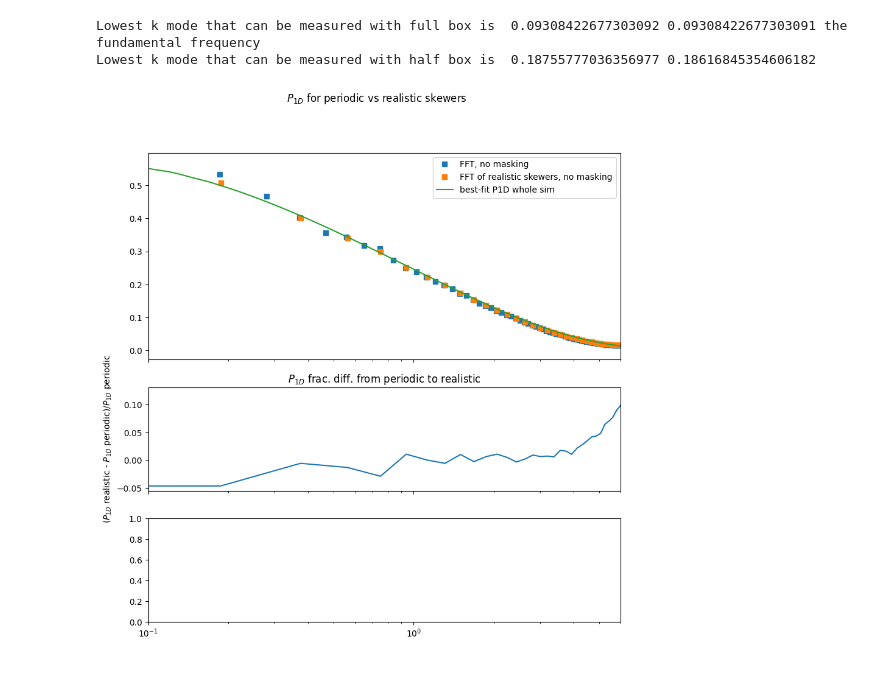
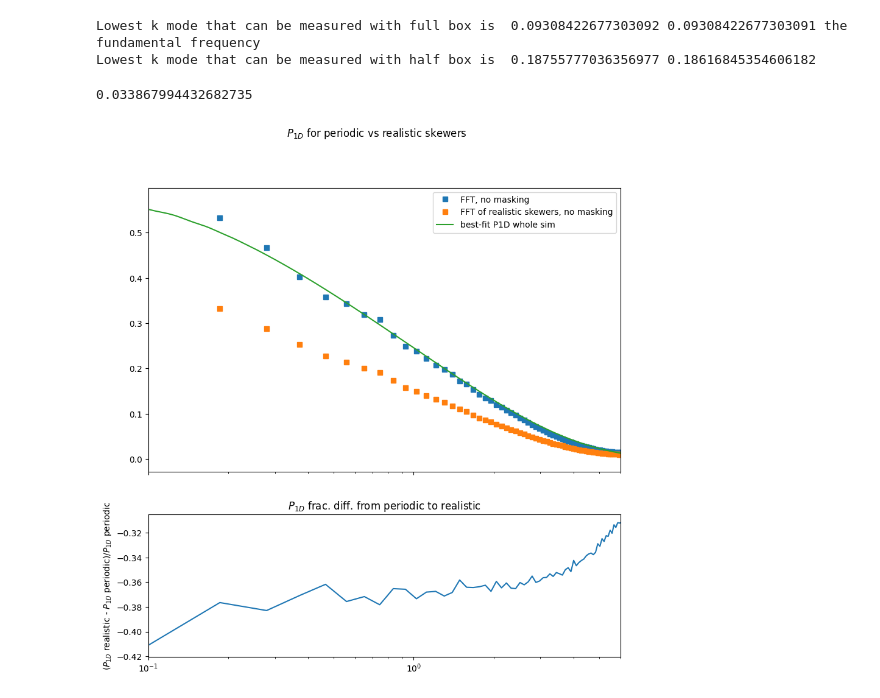
Before and after one commit to marlena6/px-optimal-estimator, a Jupyter notebook: p1d_masking.ipynb, the cells around one changed output. Drawn from its saved outputs; the diff is of its cells as text; code cells hidden in the pictures.

```diff
--- a/p1d_masking.ipynb
+++ b/p1d_masking.ipynb
@@ -218,9 +243,14 @@ ValueError: too many values to unpack (expected 2)
 # %%
 # now recompute the delta_ks for the masked skewers
 delta_flux_randmasked_k_grid = np.ma.masked_invalid(np.fft.rfft(delta_flux_randmasked_b_grid, axis=2)*np.sqrt(pix_spacing_b/Np_b))
+# delete the pixel-space arrays to save memory
+del delta_flux_randmasked_b_grid
 delta_flux_skyline_k_grid = np.ma.masked_invalid(np.fft.rfft(delta_flux_skyline_b_grid, axis=2)*np.sqrt(pix_spacing_b/Np_b))
+del delta_flux_skyline_b_grid
 delta_flux_dla_k_grid = np.ma.masked_invalid(np.fft.rfft(delta_flux_dla_b_grid, axis=2)*np.sqrt(pix_spacing_b/Np_b))
+del delta_flux_dla_b_grid
 delta_flux_2skyline_k_grid = np.ma.masked_invalid(np.fft.rfft(delta_flux_2skyline_b_grid, axis=2)*np.sqrt(pix_spacing_b/Np_b))
+del delta_flux_2skyline_b_grid
 
 # reshape the masked arrays into 2D arrays
 delta_flux_randmasked_k = np.reshape(delta_flux_randmasked_k_grid, (nskew, Nk))
@@ -229,19 +259,24 @@ delta_flux_dla_k = np.reshape(delta_flux_dla_k_grid, (nskew, Nk))
 delta_flux_2skyline_k = np.reshape(delta_flux_2skyline_k_grid, (nskew, Nk))
 
 # do the same for the more realistic skewers
-delta_flux_k_r_grid = np.ma.masked_invalid(np.fft.rfft(delta_flux_b_grid_r, axis=2)*np.sqrt(pix_spacing_b/Np_b_r))
-delta_flux_randmasked_k_r_grid = np.ma.masked_invalid(np.fft.rfft(delta_flux_randmasked_b_grid_r, axis=2)*np.sqrt(pix_spacing_b/Np_b_r))
-delta_flux_skyline_k_r_grid = np.ma.masked_invalid(np.fft.rfft(delta_flux_skyline_b_grid_r, axis=2)*np.sqrt(pix_spacing_b/Np_b_r))
-delta_flux_dla_k_r_grid = np.ma.masked_invalid(np.fft.rfft(delta_flux_dla_b_grid_r, axis=2)*np.sqrt(pix_spacing_b/Np_b_r))
-delta_flux_2skyline_k_r_grid = np.ma.masked_invalid(np.fft.rfft(delta_flux_2skyline_b_grid_r, axis=2)*np.sqrt(pix_spacing_b/Np_b_r))
+delta_flux_k_r_grid = np.ma.masked_invalid(np.fft.rfft(delta_flux_b_grid_r, axis=2)*np.sqrt(pix_spacing_b/Np_b))
+del delta_flux_b_grid_r
+delta_flux_randmasked_k_r_grid = np.ma.masked_invalid(np.fft.rfft(delta_flux_randmasked_b_grid_r, axis=2)*np.sqrt(pix_spacing_b/Np_b))
+del delta_flux_randmasked_b_grid_r
+delta_flux_skyline_k_r_grid = np.ma.masked_invalid(np.fft.rfft(delta_flux_skyline_b_grid_r, axis=2)*np.sqrt(pix_spacing_b/Np_b))
+del delta_flux_skyline_b_grid_r
+delta_flux_dla_k_r_grid = np.ma.masked_invalid(np.fft.rfft(delta_flux_dla_b_grid_r, axis=2)*np.sqrt(pix_spacing_b/Np_b))
+del delta_flux_dla_b_grid_r
+delta_flux_2skyline_k_r_grid = np.ma.masked_invalid(np.fft.rfft(delta_flux_2skyline_b_grid_r, axis=2)*np.sqrt(pix_spacing_b/Np_b))
+del delta_flux_2skyline_b_grid_r
 
 # reshape the masked arrays into 2D arrays
-Nk_r = delta_flux_randmasked_k_r_grid.shape[2]
-delta_flux_k_r = np.reshape(delta_flux_k_r_grid, (nskew, Nk_r))
-delta_flux_randmasked_k_r = np.reshape(delta_flux_randmasked_k_r_grid, (nskew, Nk_r))
-delta_flux_skyline_k_r = np.reshape(delta_flux_skyline_k_r_grid, (nskew, Nk_r))
-delta_flux_dla_k_r = np.reshape(delta_flux_dla_k_r_grid, (nskew, Nk_r))
-delta_flux_2skyline_k_r = np.reshape(delta_flux_2skyline_k_r_grid, (nskew, Nk_r))
+Nk = delta_flux_randmasked_k_r_grid.shape[2]
+delta_flux_k_r = np.reshape(delta_flux_k_r_grid, (nskew, Nk))
+delta_flux_randmasked_k_r = np.reshape(delta_flux_randmasked_k_r_grid, (nskew, Nk))
+delta_flux_skyline_k_r = np.reshape(delta_flux_skyline_k_r_grid, (nskew, Nk))
+delta_flux_dla_k_r = np.reshape(delta_flux_dla_k_r_grid, (nskew, Nk))
+delta_flux_2skyline_k_r = np.reshape(delta_flux_2skyline_k_r_grid, (nskew, Nk))
 # %%
 kpar_b = np.fft.rfftfreq(Np_b, pix_spacing_b)*2*np.pi # frequency in Mpc^-1
 kmax = np.pi/pix_spacing_b
@@ -580,40 +643,45 @@ Lowest k mode that can be measured with half box is  0.18755777036356977 0.18616
+# %%
+pad_power = get_pad_power(Np_b, pix_spacing_b, Np_b//2)
+pad_power
+# %% [output]
+0.033867994432682735
 # %%
 
 # make a three-panel figure with the lower panels smaller
-fig, ax = plt.subplots(3, 1, figsize=[10, 10], gridspec_kw={'height_ratios': [2, 1, 1]}, sharex=True)
+fig, ax = plt.subplots(2, 1, figsize=[10, 10], gridspec_kw={'height_ratios': [2, 1]}, sharex=True)
 # fig, ax = plt.subplots(2, 1, figsize=[10, 10], gridspec_kw={'height_ratios': [2, 1]})
 
 ax[0].plot(kpar_b, pk_avg/wk, 's', label='FFT, no masking')
-ax[0].plot(kpar_b_r, pk_avg_r/wk_r, 's', label='FFT of realistic skewers, no masking')
+ax[0].plot(kpar_b, pk_avg_r/wk, 's', label='FFT of realistic skewers, no masking')
 ax[0].plot(kfine, p1d_fine, label='best-fit P1D whole sim')
 
 
 
 plt.suptitle(r"$P_{1D}$ for periodic vs realistic skewers")
 ax[0].set_xlim([0.1,6])
 ax[1].set_xlim([0.1,6])
 # set log scale
 ax[0].set_xscale('log')
 ax[0].legend()
 # ax[0].set_ylabel(r'$P_{1D}$ [Mpc]')
 
 # # plot the pct difference
-ax[1].plot(kpar_b_r, (pk_avg_r)/pk_avg[::2]-1, linestyle='solid')
+ax[1].plot(kpar_b, (pk_avg_r)/pk_avg-1, linestyle='solid')
 # ax[1].plot(kpar_b_r, (pk_skyline_avg_r)/pk_avg_r-1, linestyle='dashed')
 # ax[1].plot(kpar_b_r, (pk_2skyline_avg_r)/pk_avg_r-1, linestyle='dashdot')
 # ax[1].plot(kpar_b_r, (pk_dla_avg_r)/pk_avg_r-1, linestyle='dotted')
 
 # ax[1].set_ylim([-0.05, 0.05])
 ax[1].set_title(r'$P_{1D}$ frac. diff. from periodic to realistic')
 ax[1].set_ylabel(r'($P_{1D}$ realistic - $P_{1D}$ periodic)/$P_{1D}$ periodic')
 ax[1].set_xscale('log')
 # # plot the ratio oin the last panel
 # ax[2].plot(kpar_b_r, (pk_randmasked_avg_r/pk_avg_r-1), linestyle='solid')
 # ax[2].plot(kpar_b_r, (pk_skyline_avg_r/pk_avg_r-1), linestyle='dashed')
 # ax[2].plot(kpar_b_r, (pk_2skyline_avg_r/pk_avg_r-1), linestyle='dashdot')
 # ax[2].plot(kpar_b_r, (pk_dla_avg_r/pk_avg_r-1), linestyle='dotted')
 
 # ax[2].set_xlabel(r'$k_{\parallel}$ [Mpc$^{-1}$]')
 # ax[2].set_ylabel(r'$P_{1D}$ ratio to no masking')
 # %% [output]
-[figure, old version]
+[figure, new version]
```
Also changed, not shown: parts of 9 cells of this notebook, 1 other file.
